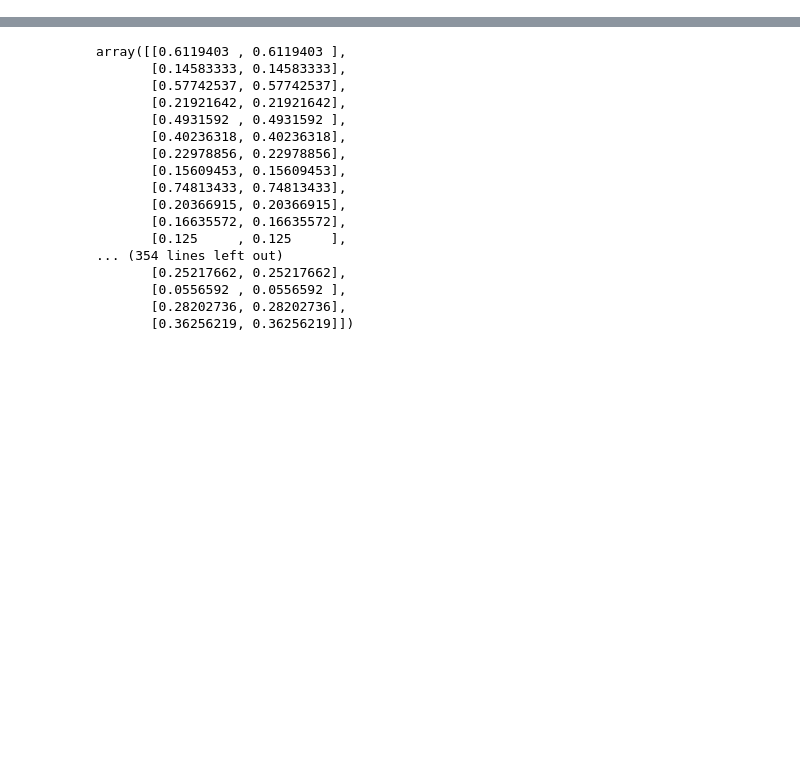
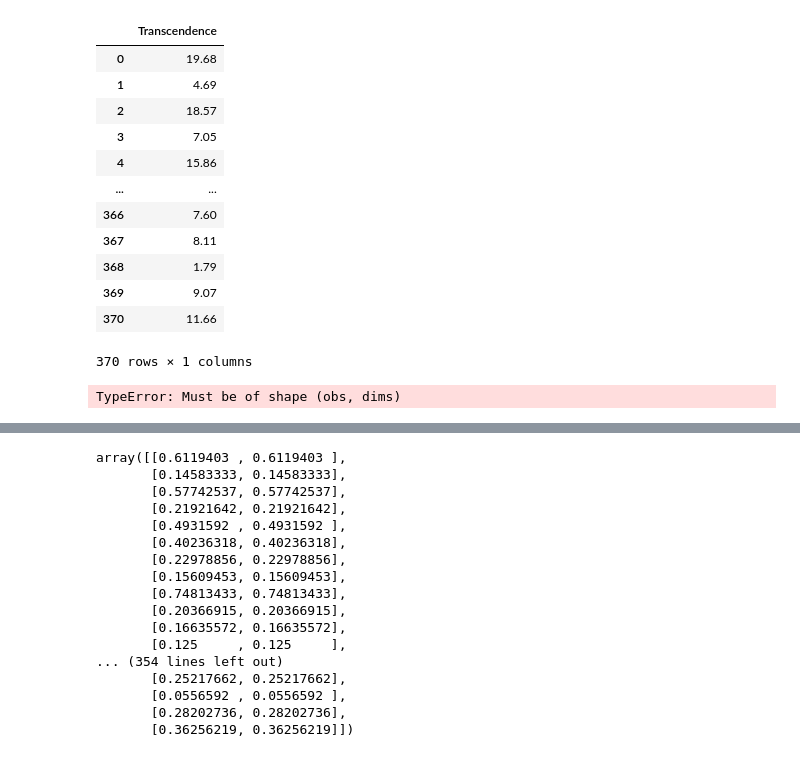
Before and after one commit to JPNMint/automatic_music_mood_tagging, a Jupyter notebook: mood_tagger_master_thesis_V2/data/EDA.ipynb, the cells around one changed output, grey strips where cells are left out. Drawn from its saved outputs; the diff is of its cells as text; code cells hidden in the pictures; blank space fills up the shorter version.

```diff
--- a/mood_tagger_master_thesis_V2/data/EDA.ipynb
+++ b/mood_tagger_master_thesis_V2/data/EDA.ipynb
@@ -11,7 +11,31 @@ ANNOT_CSV_FILE = 'GEMS-INN_2023-01-30_expert.csv'
 GEMS_9 = ['Transcendence']#['Wonder', 'Transcendence', 'Nostalgia', 'Tenderness', 'Peacfulness', 'Joy', 'Power', 'Tension', 'Sadness']
 NUM_CLASSES = len(GEMS_9)
 GENRE_MAP = {'H': 'Hip-Hop', 'K': 'Classical', 'P': 'Pop'}
-GEMS_9_ext = ['artist', 'title', 'Transcendence', 'Wonder', 'Transcendence', 'Nostalgia', 'Tenderness', 'Peacfulness', 'Joy', 'Power', 'Tension', 'Sadness']
+GEMS_9_ext = ['artist', 'title', 'Wonder', 'Transcendence', 'Nostalgia', 'Tenderness', 'Peacfulness', 'Joy', 'Power', 'Tension', 'Sadness']
 emma_df = pd.read_csv(ANNOT_CSV_FILE, encoding="ISO-8859-1")
 emma_df.dropna(inplace=True)
 emma_df = emma_df[GEMS_9_ext]
+# %%
+emma_df[GEMS_9]
+# %% [output]
+|  | Transcendence |
+| 0 | 19.68 |
+| 1 | 4.69 |
+| 2 | 18.57 |
+| 3 | 7.05 |
+| 4 | 15.86 |
+| ... | ... |
+| 366 | 7.60 |
+| 367 | 8.11 |
+| 368 | 1.79 |
+| 369 | 9.07 |
+| 370 | 11.66 |
+370 rows × 1 columns
+# %%
+from denseweight import DenseWeight
+import torch
+dw = DenseWeight(alpha=1.0, bandwidth = 1.778187)
+
+dw.fit(emma_df[GEMS_9])
+# %% [output]
+TypeError: Must be of shape (obs, dims)
```
Also changed, not shown: parts of 4 cells of this notebook, 15 other files.
